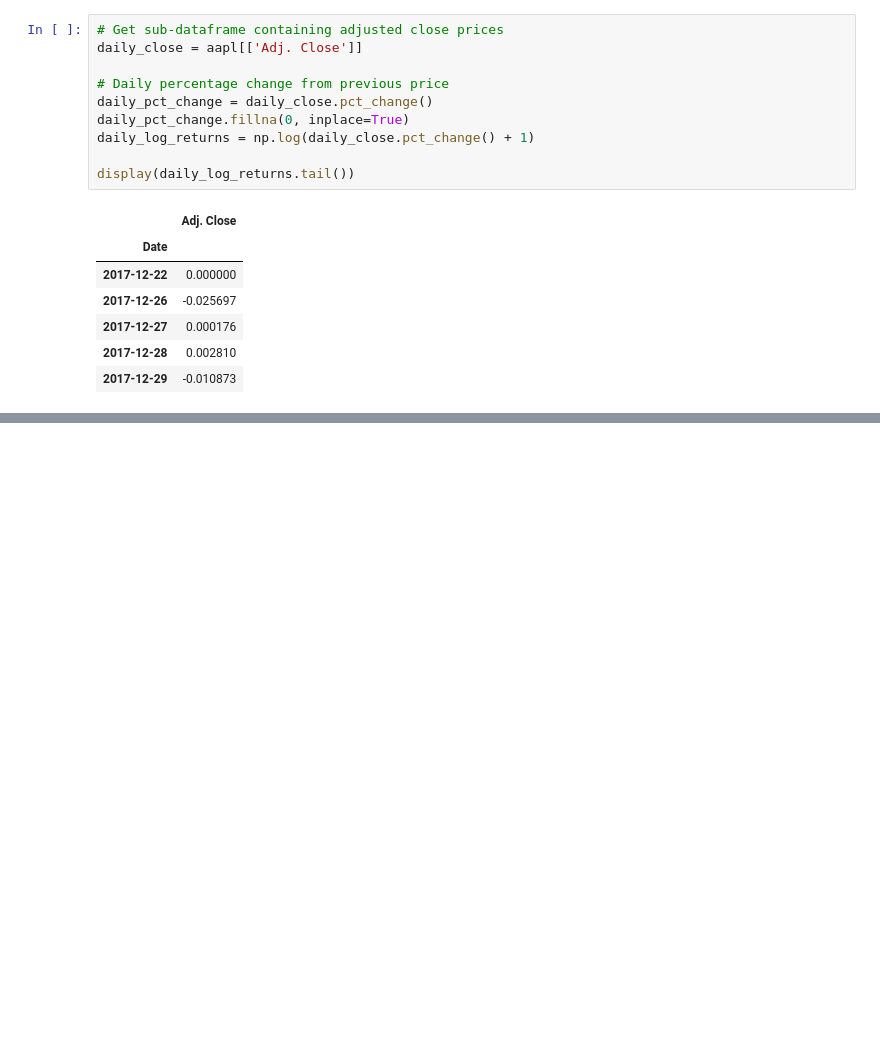
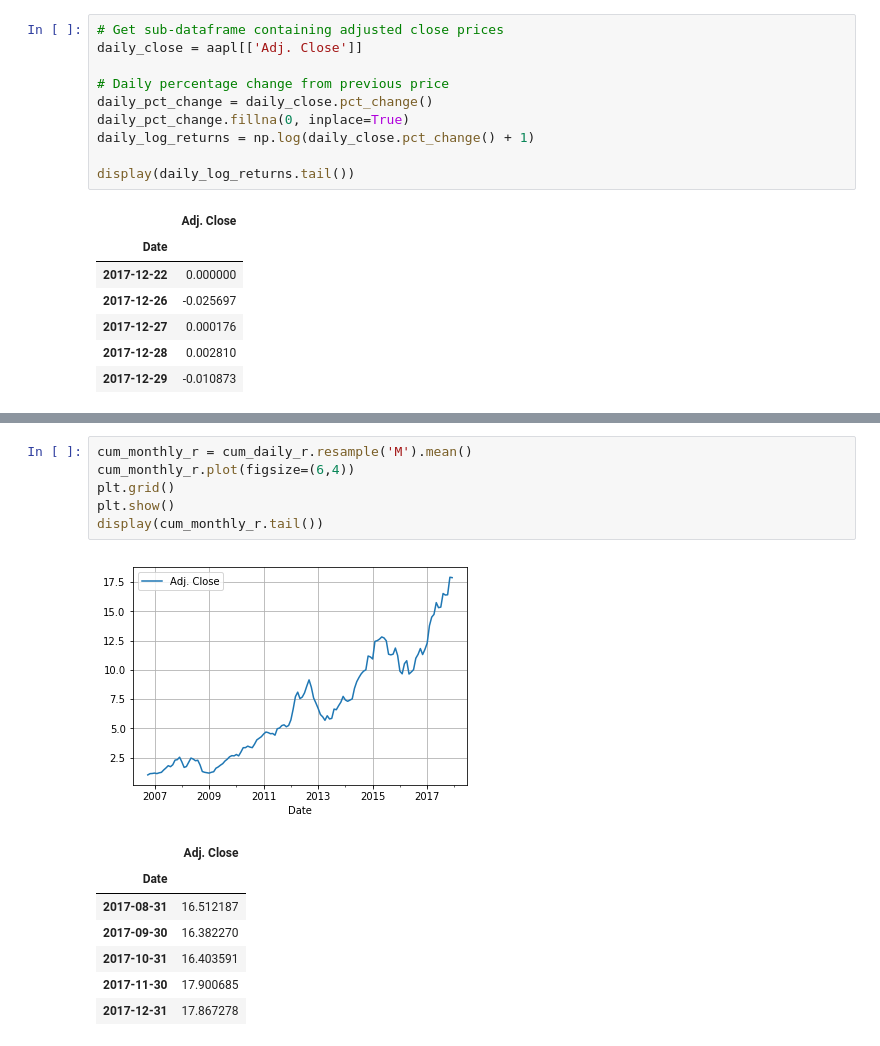
Before and after one commit to danielkooeun/finance-python-trading, a Jupyter notebook: finance-python-trading.ipynb, the cells around one changed output, grey strips where cells are left out. Saved outputs shown, nothing was run; the diff lists cells and outputs as text; blank space fills up the shorter version.

```diff
--- a/finance-python-trading.ipynb
+++ b/finance-python-trading.ipynb
@@ -69,0 +127,15 @@ display(daily_log_returns.tail())
+# %%
+cum_monthly_r = cum_daily_r.resample('M').mean()
+cum_monthly_r.plot(figsize=(6,4))
+plt.grid()
+plt.show()
+display(cum_monthly_r.tail())
+# %% [output]
+[figure, added]
+|  | Adj. Close |
+| Date |  |
+| 2017-08-31 | 16.512187 |
+| 2017-09-30 | 16.382270 |
+| 2017-10-31 | 16.403591 |
+| 2017-11-30 | 17.900685 |
+| 2017-12-31 | 17.867278 |
```
Also changed, not shown: parts of 5 cells of this notebook, 2 other files.
